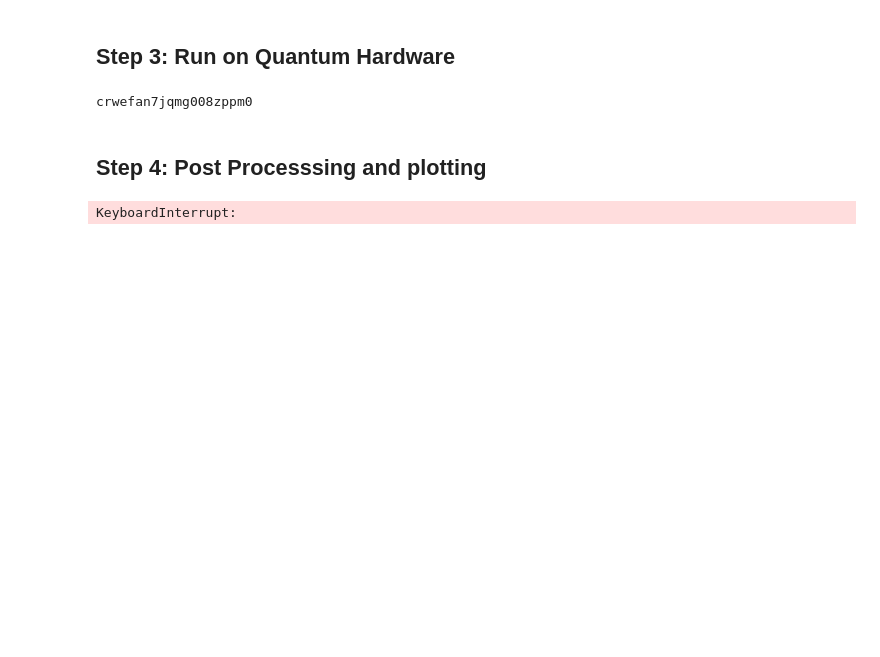
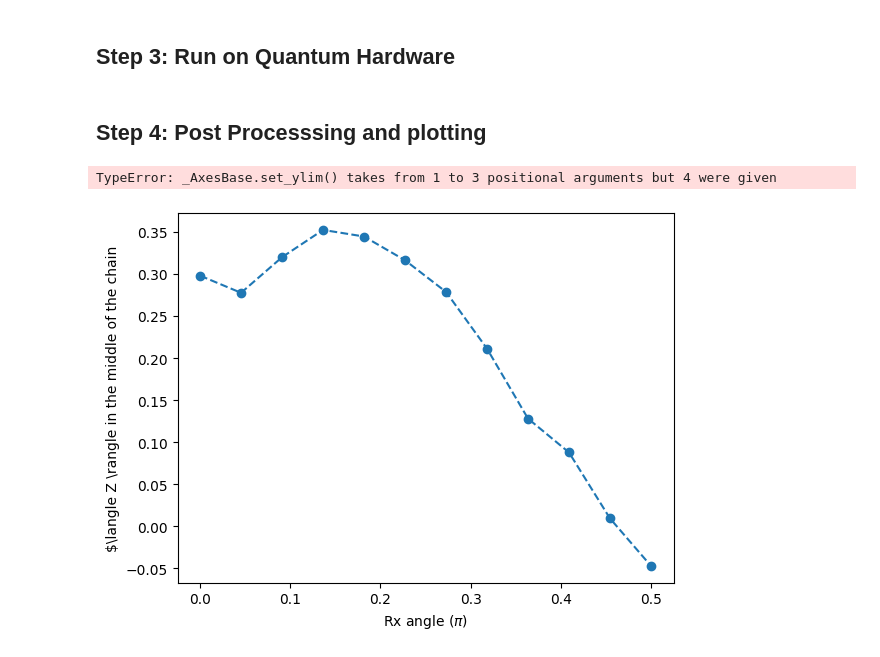
Before and after one commit to LukePower01/coding-with-qiskit, a Jupyter notebook: ep_04_Primitives.ipynb, the cells around one changed output. Cells and saved outputs as stored; diff of their text form; code cells hidden in the pictures; blank space fills up the shorter version.

Commit message:
Plotting Estimator results

```diff
--- a/ep_04_Primitives.ipynb
+++ b/ep_04_Primitives.ipynb
@@ -199,31 +200,31 @@ max_rx_angle = np.pi / 2
 num__rx_angle = 12
 rx_angle_list = np.linspace(min_rx_angle, max_rx_angle, num__rx_angle)
 
-options = EstimatorOptions()
-options.resilience_level = 1
-options.dynamical_decoupling.enable = True
-options.dynamical_decoupling.sequence_type = 'XY4'
+# options = EstimatorOptions()
+# options.resilience_level = 1
+# options.dynamical_decoupling.enable = True
+# options.dynamical_decoupling.sequence_type = 'XY4'
 
 
-estimator = EstimatorV2(backend,options = options)
+# estimator = EstimatorV2(backend,options = options)
 
-job = estimator.run([(qc_tranpiled, observable, rx_angle_list)])
+# job = estimator.run([(qc_tranpiled, observable, rx_angle_list)])
 
-print(job.job_id())
+# print(job.job_id())
-# %% [output]
-crwefan7jqmg008zppm0
 # %% [markdown]
 ## Step 4: Post Processsing and plotting
 # %%
+import matplotlib.pyplot as plt
 job_id = 'crwefan7jqmg008zppm0'
 job = service.job(job_id)
 
 exp_val_list = job.result()[0].data.evs
 
-plt.plot(rx_angle / np.pi, exp_val_list, '--o')
+plt.plot(rx_angle_list / np.pi, exp_val_list, '--o')
 plt.xlabel(r'Rx angle ($\pi$)')
 plt.ylabel(r'$\langle Z \rangle in the middle of the chain')
 plt.ylim(-0.1, 1,1)
 plt.show()
 # %% [output]
-KeyboardInterrupt:
+TypeError: _AxesBase.set_ylim() takes from 1 to 3 positional arguments but 4 were given
+[figure, added]
```
Also changed, not shown: parts of 1 cell of this notebook.
